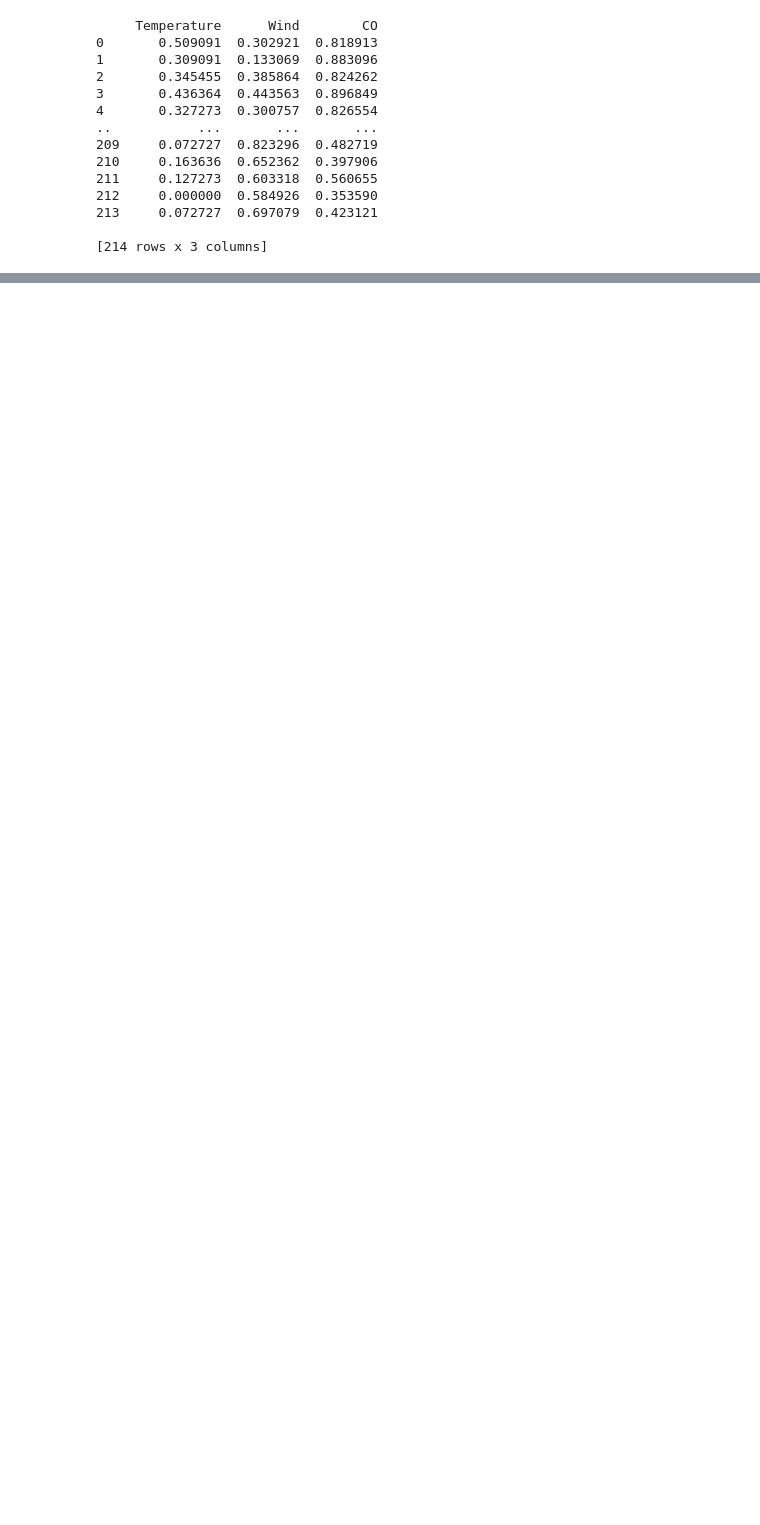
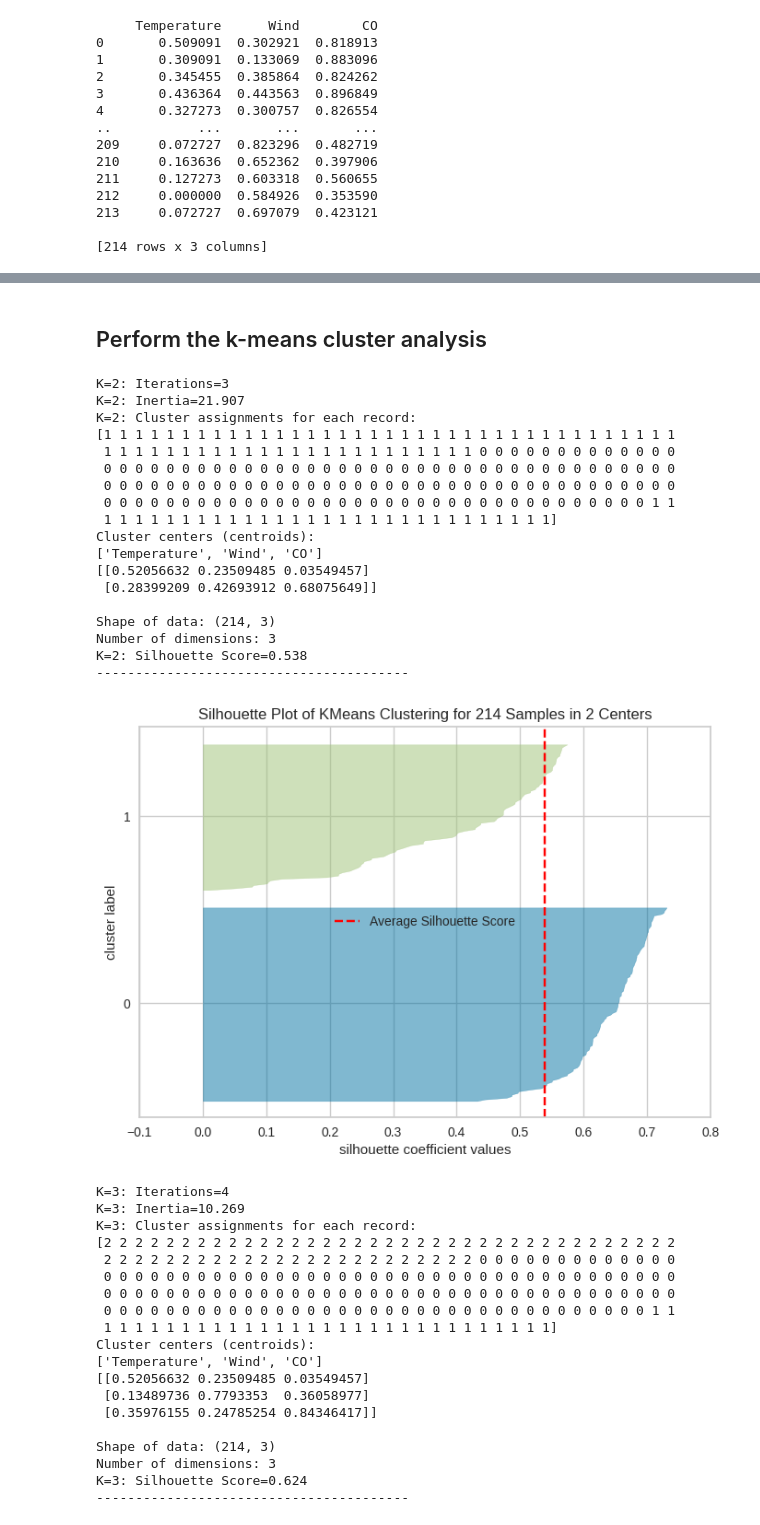
Before and after one commit to noahMacg/cluster_analysis, a Jupyter notebook: cluster_analysis.ipynb, the cells around one changed output, grey strips where cells are left out. Saved outputs shown, nothing was run; the diff lists cells and outputs as text; code cells hidden in the pictures; blank space fills up the shorter version.

Commit message:
Moved the different frames into a loop; added print() for results

```diff
--- a/cluster_analysis.ipynb
+++ b/cluster_analysis.ipynb
@@ -98,0 +106,79 @@ print(pollution2_normalized)
+# %% [markdown]
+## Perform the k-means cluster analysis
+# %%
+# Imports K-means clustering algorithm from scikit-learn.
+from sklearn.cluster import KMeans
+
+# Imports the silhouette_score function from sklearn.metrics which is used
+# to evaluate the quality of clustering.
+from sklearn.metrics import silhouette_score
+
+# Imports the SilhouetteVisualizer to display the silhouette visualizer
+from yellowbrick.cluster import SilhouetteVisualizer
+
+def print_kmeans_results(k, kmeans, visualizer):
+    print(f"K={k}: Iterations = {kmeans.n_iter_}")
+    print(f"K={k}: Inertia = {kmeans.inertia_:.3f}")
+    print(f"\nK={k}: Cluster assignments for each record:")
+    print(kmeans.labels_)
+    print("Cluster centers (centroids):")
+    print(pollution2_normalized.columns.tolist())
+    print(kmeans.cluster_centers_)
+    print("\nShape of data:", pollution2_normalized.shape)
+    print("Number of dimensions:", pollution2_normalized.shape[1])
+    print(f"K={k}: Silhouette Score={visualizer.silhouette_score_:.3f}")
+    print("-" * 40)
+
+for k in range(2,6):
+    # Creates a kmeans object with specified parameters.
+    kmeans = KMeans(n_clusters=k, random_state=0, n_init='auto')
+
+    # Takes our normalized df and trains the df.
+    kmeans.fit(pollution2_normalized)
+
+    # Create visualizer
+    visualizer = SilhouetteVisualizer(kmeans, colors='yellowbrick')
+    visualizer.fit(pollution2_normalized)
+
+    print_kmeans_results(k, kmeans, visualizer)
+
+    visualizer.show()
+# %% [output]
+K=2: Iterations=3
+K=2: Inertia=21.907
+K=2: Cluster assignments for each record:
+[1 1 1 1 1 1 1 1 1 1 1 1 1 1 1 1 1 1 1 1 1 1 1 1 1 1 1 1 1 1 1 1 1 1 1 1 1
+ 1 1 1 1 1 1 1 1 1 1 1 1 1 1 1 1 1 1 1 1 1 1 1 1 0 0 0 0 0 0 0 0 0 0 0 0 0
+ 0 0 0 0 0 0 0 0 0 0 0 0 0 0 0 0 0 0 0 0 0 0 0 0 0 0 0 0 0 0 0 0 0 0 0 0 0
+ 0 0 0 0 0 0 0 0 0 0 0 0 0 0 0 0 0 0 0 0 0 0 0 0 0 0 0 0 0 0 0 0 0 0 0 0 0
+ 0 0 0 0 0 0 0 0 0 0 0 0 0 0 0 0 0 0 0 0 0 0 0 0 0 0 0 0 0 0 0 0 0 0 0 1 1
+ 1 1 1 1 1 1 1 1 1 1 1 1 1 1 1 1 1 1 1 1 1 1 1 1 1 1 1 1 1]
+Cluster centers (centroids):
+['Temperature', 'Wind', 'CO']
+[[0.52056632 0.23509485 0.03549457]
+ [0.28399209 0.42693912 0.68075649]]
+
+Shape of data: (214, 3)
+Number of dimensions: 3
+K=2: Silhouette Score=0.538
+----------------------------------------
+[figure, added]
+K=3: Iterations=4
+K=3: Inertia=10.269
+K=3: Cluster assignments for each record:
+[2 2 2 2 2 2 2 2 2 2 2 2 2 2 2 2 2 2 2 2 2 2 2 2 2 2 2 2 2 2 2 2 2 2 2 2 2
+ 2 2 2 2 2 2 2 2 2 2 2 2 2 2 2 2 2 2 2 2 2 2 2 2 0 0 0 0 0 0 0 0 0 0 0 0 0
+ 0 0 0 0 0 0 0 0 0 0 0 0 0 0 0 0 0 0 0 0 0 0 0 0 0 0 0 0 0 0 0 0 0 0 0 0 0
+ 0 0 0 0 0 0 0 0 0 0 0 0 0 0 0 0 0 0 0 0 0 0 0 0 0 0 0 0 0 0 0 0 0 0 0 0 0
+ 0 0 0 0 0 0 0 0 0 0 0 0 0 0 0 0 0 0 0 0 0 0 0 0 0 0 0 0 0 0 0 0 0 0 0 1 1
+ 1 1 1 1 1 1 1 1 1 1 1 1 1 1 1 1 1 1 1 1 1 1 1 1 1 1 1 1 1]
+Cluster centers (centroids):
+['Temperature', 'Wind', 'CO']
+[[0.52056632 0.23509485 0.03549457]
+ [0.13489736 0.7793353  0.36058977]
+ [0.35976155 0.24785254 0.84346417]]
+
+Shape of data: (214, 3)
+Number of dimensions: 3
+K=3: Silhouette Score=0.624
+----------------------------------------
```
Also changed, not shown: parts of 10 cells of this notebook.
